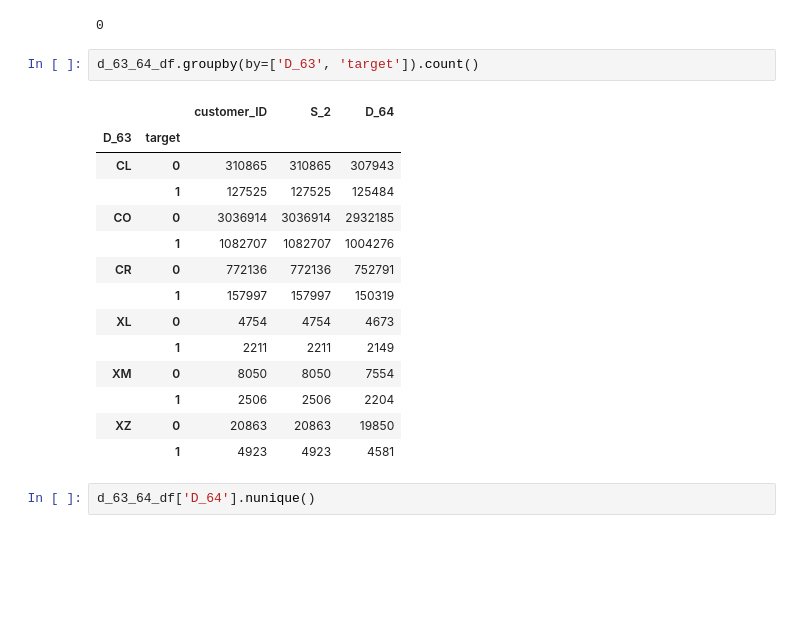
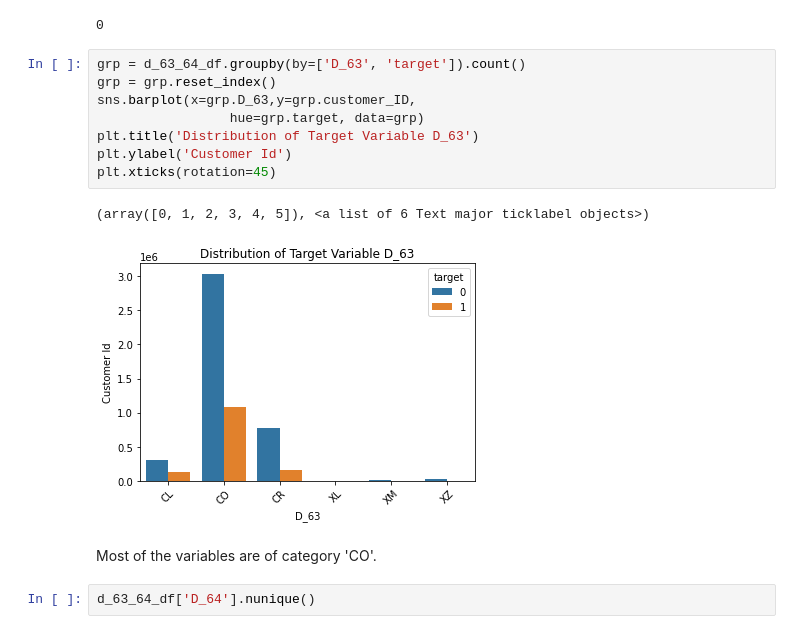
Before and after one commit to sankardevisharath/amex-default-prediction, a Jupyter notebook: notebooks/explore_columns.ipynb, the cells around one changed output. Saved outputs shown, nothing was run; the diff lists cells and outputs as text; blank space fills up the shorter version.

Commit message:
Added graph for D_63 & D_64 categorical columns

```diff
--- a/notebooks/explore_columns.ipynb
+++ b/notebooks/explore_columns.ipynb
@@ -329,23 +326,19 @@ array(['CR', 'CO', 'CL', 'XZ', 'XM', 'XL'], dtype=object)
 d_63_64_df['D_63'].isnull().sum()
 # %% [output]
 0
-# %%
-d_63_64_df.groupby(by=['D_63', 'target']).count()
-# %% [output]
-|  |  | customer_ID | S_2 | D_64 |
-| D_63 | target |  |  |  |
-| CL | 0 | 310865 | 310865 | 307943 |
-|  | 1 | 127525 | 127525 | 125484 |
-| CO | 0 | 3036914 | 3036914 | 2932185 |
-|  | 1 | 1082707 | 1082707 | 1004276 |
-| CR | 0 | 772136 | 772136 | 752791 |
-|  | 1 | 157997 | 157997 | 150319 |
-| XL | 0 | 4754 | 4754 | 4673 |
-|  | 1 | 2211 | 2211 | 2149 |
-| XM | 0 | 8050 | 8050 | 7554 |
-|  | 1 | 2506 | 2506 | 2204 |
-| XZ | 0 | 20863 | 20863 | 19850 |
-|  | 1 | 4923 | 4923 | 4581 |
+# %%
+grp = d_63_64_df.groupby(by=['D_63', 'target']).count()
+grp = grp.reset_index()
+sns.barplot(x=grp.D_63,y=grp.customer_ID,
+                 hue=grp.target, data=grp)
+plt.title('Distribution of Target Variable D_63')
+plt.ylabel('Customer Id')
+plt.xticks(rotation=45)
+# %% [output]
+(array([0, 1, 2, 3, 4, 5]), <a list of 6 Text major ticklabel objects>)
+[figure, added]
+# %% [markdown]
+Most of the variables are of category 'CO'.
 # %%
 d_63_64_df['D_64'].nunique()
 # %% [output]
```
Also changed, not shown: parts of 3 cells of this notebook.
